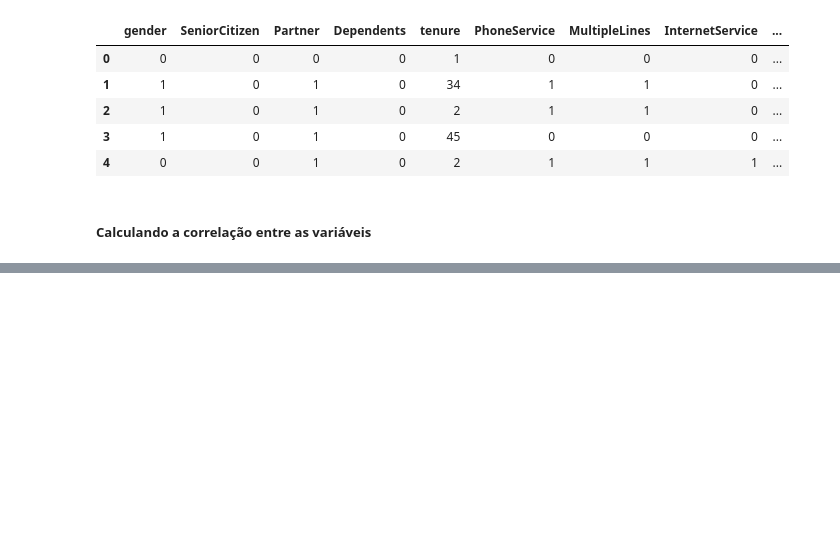
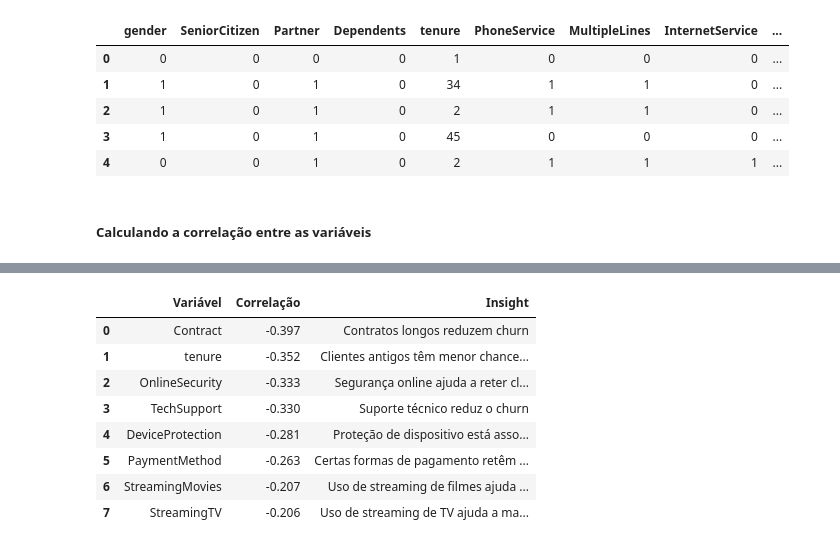
Before and after one commit to jonnathann/portifolio_ra, a Jupyter notebook: notebooks/churn_prediction.ipynb, the cells around one changed output, grey strips where cells are left out. Cells and saved outputs as stored; diff of their text form; code cells hidden in the pictures; blank space fills up the shorter version.

```diff
--- a/notebooks/churn_prediction.ipynb
+++ b/notebooks/churn_prediction.ipynb
@@ -149,0 +185,31 @@ df_numerical.corr()
+# %%
+# Dados
+correlacao_negativa = {
+    'Variável': ['Contract', 'tenure', 'OnlineSecurity', 'TechSupport',
+                 'DeviceProtection', 'PaymentMethod', 'StreamingMovies', 'StreamingTV'],
+    'Correlação': [-0.397, -0.352, -0.333, -0.330, -0.281, -0.263, -0.207, -0.206],
+    'Insight': [
+        'Contratos longos reduzem churn',
+        'Clientes antigos têm menor chance de churn',
+        'Segurança online ajuda a reter clientes',
+        'Suporte técnico reduz o churn',
+        'Proteção de dispositivo está associada à permanência',
+        'Certas formas de pagamento retêm mais',
+        'Uso de streaming de filmes ajuda a manter clientes',
+        'Uso de streaming de TV ajuda a manter clientes'
+    ]
+}
+
+# Criação do DataFrame
+df_negativa = pd.DataFrame(correlacao_negativa)
+df_negativa
+# %% [output]
+|  | Variável | Correlação | Insight |
+| 0 | Contract | -0.397 | Contratos longos reduzem churn |
+| 1 | tenure | -0.352 | Clientes antigos têm menor chance... |
+| 2 | OnlineSecurity | -0.333 | Segurança online ajuda a reter cl... |
+| 3 | TechSupport | -0.330 | Suporte técnico reduz o churn |
+| 4 | DeviceProtection | -0.281 | Proteção de dispositivo está asso... |
+| 5 | PaymentMethod | -0.263 | Certas formas de pagamento retêm ... |
+| 6 | StreamingMovies | -0.207 | Uso de streaming de filmes ajuda ... |
+| 7 | StreamingTV | -0.206 | Uso de streaming de TV ajuda a ma... |
```
Also changed, not shown: parts of 8 cells of this notebook.
